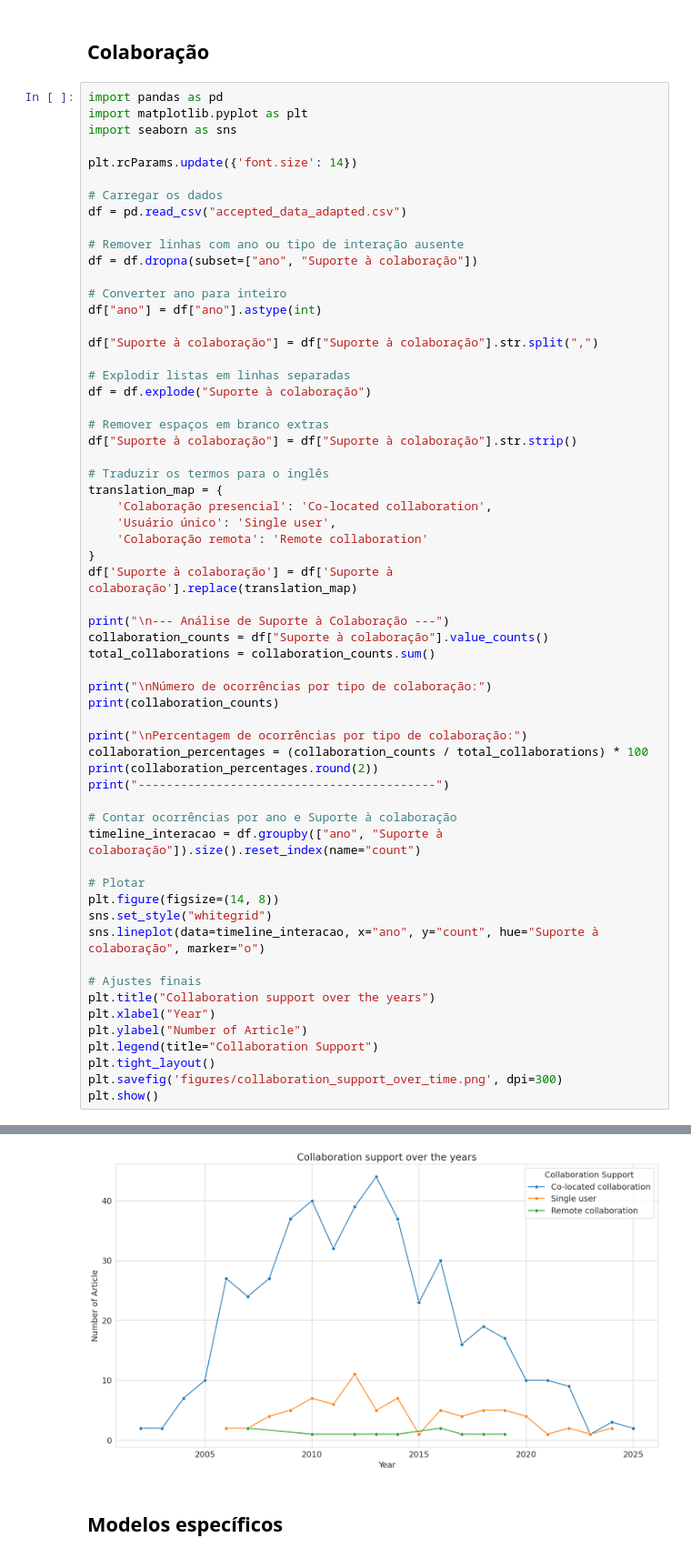
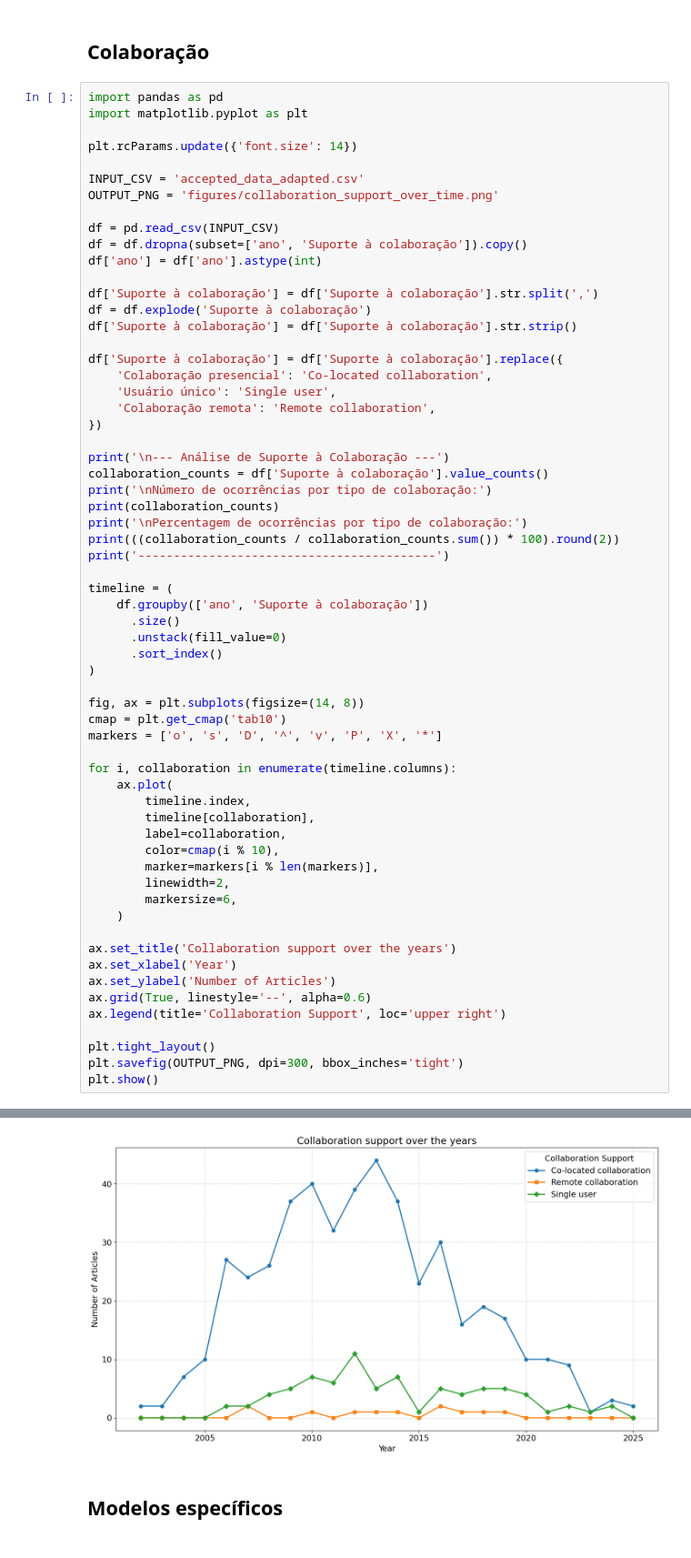
Before and after one commit to Guglis02/Tabletop-Data-Extraction, a Jupyter notebook: data_processing/notebook.ipynb, the cells around one changed output, grey strips where cells are left out. Shown at 91% size. Cells and saved outputs as stored; diff of their text form.

```diff
--- a/data_processing/notebook.ipynb
+++ b/data_processing/notebook.ipynb
@@ -903,62 +558,64 @@ plt.show()
 # %%
 import pandas as pd
 import matplotlib.pyplot as plt
-import seaborn as sns
 
 plt.rcParams.update({'font.size': 14})
 
-# Carregar os dados
-df = pd.read_csv("accepted_data_adapted.csv")
+INPUT_CSV = 'accepted_data_adapted.csv'
+OUTPUT_PNG = 'figures/collaboration_support_over_time.png'
 
-# Remover linhas com ano ou tipo de interação ausente
-df = df.dropna(subset=["ano", "Suporte à colaboração"])
+df = pd.read_csv(INPUT_CSV)
+df = df.dropna(subset=['ano', 'Suporte à colaboração']).copy()
+df['ano'] = df['ano'].astype(int)
 
-# Converter ano para inteiro
-df["ano"] = df["ano"].astype(int)
+df['Suporte à colaboração'] = df['Suporte à colaboração'].str.split(',')
+df = df.explode('Suporte à colaboração')
+df['Suporte à colaboração'] = df['Suporte à colaboração'].str.strip()
 
-df["Suporte à colaboração"] = df["Suporte à colaboração"].str.split(",")
-
-# Explodir listas em linhas separadas
-df = df.explode("Suporte à colaboração")
-
-# Remover espaços em branco extras
-df["Suporte à colaboração"] = df["Suporte à colaboração"].str.strip()
-
-# Traduzir os termos para o inglês
-translation_map = {
+df['Suporte à colaboração'] = df['Suporte à colaboração'].replace({
     'Colaboração presencial': 'Co-located collaboration',
     'Usuário único': 'Single user',
-    'Colaboração remota': 'Remote collaboration'
-}
-df['Suporte à colaboração'] = df['Suporte à colaboração'].replace(translation_map)
+    'Colaboração remota': 'Remote collaboration',
+})
 
-print("\n--- Análise de Suporte à Colaboração ---")
-collaboration_counts = df["Suporte à colaboração"].value_counts()
-total_collaborations = collaboration_counts.sum()
+print('\n--- Análise de Suporte à Colaboração ---')
+collaboration_counts = df['Suporte à colaboração'].value_counts()
+print('\nNúmero de ocorrências por tipo de colaboração:')
+print(collaboration_counts)
+print('\nPercentagem de ocorrências por tipo de colaboração:')
+print(((collaboration_counts / collaboration_counts.sum()) * 100).round(2))
+print('------------------------------------------')
 
-print("\nNúmero de ocorrências por tipo de colaboração:")
-print(collaboration_counts)
+timeline = (
+    df.groupby(['ano', 'Suporte à colaboração'])
+      .size()
+      .unstack(fill_value=0)
+      .sort_index()
+)
 
-print("\nPercentagem de ocorrências por tipo de colaboração:")
-collaboration_percentages = (collaboration_counts / total_collaborations) * 100
-print(collaboration_percentages.round(2))
-print("------------------------------------------")
+fig, ax = plt.subplots(figsize=(14, 8))
+cmap = plt.get_cmap('tab10')
+markers = ['o', 's', 'D', '^', 'v', 'P', 'X', '*']
 
-# Contar ocorrências por ano e Suporte à colaboração
-timeline_interacao = df.groupby(["ano", "Suporte à colaboração"]).size().reset_index(name="count")
+for i, collaboration in enumerate(timeline.columns):
+    ax.plot(
+        timeline.index,
+        timeline[collaboration],
+        label=collaboration,
+        color=cmap(i % 10),
+        marker=markers[i % len(markers)],
+        linewidth=2,
+        markersize=6,
+    )
 
-# Plotar
-plt.figure(figsize=(14, 8))
-sns.set_style("whitegrid")
-sns.lineplot(data=timeline_interacao, x="ano", y="count", hue="Suporte à colaboração", marker="o")
+ax.set_title('Collaboration support over the years')
+ax.set_xlabel('Year')
+ax.set_ylabel('Number of Articles')
+ax.grid(True, linestyle='--', alpha=0.6)
+ax.legend(title='Collaboration Support', loc='upper right')
 
-# Ajustes finais
-plt.title("Collaboration support over the years")
-plt.xlabel("Year")
-plt.ylabel("Number of Article")
-plt.legend(title="Collaboration Support")
 plt.tight_layout()
-plt.savefig('figures/collaboration_support_over_time.png', dpi=300)
+plt.savefig(OUTPUT_PNG, dpi=300, bbox_inches='tight')
 plt.show()
 # %% [output]
 --- Análise de Suporte à Colaboração ---
@@ -977,7 +634,7 @@ Single user                 14.16
 Remote collaboration         1.97
 Name: count, dtype: float64
 ------------------------------------------
-[figure, old version]
+[figure, new version]
 # %% [markdown]
 ## Modelos específicos
 # %%
```
Also changed, not shown: parts of 21 cells of this notebook, 13 other files.
